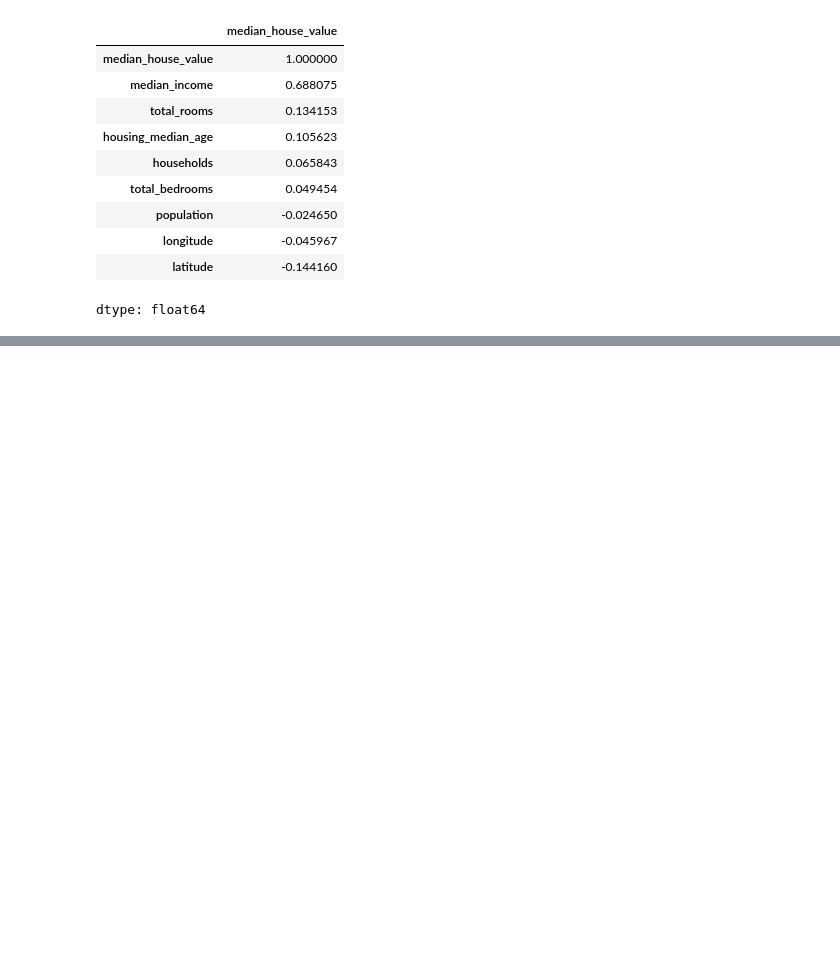
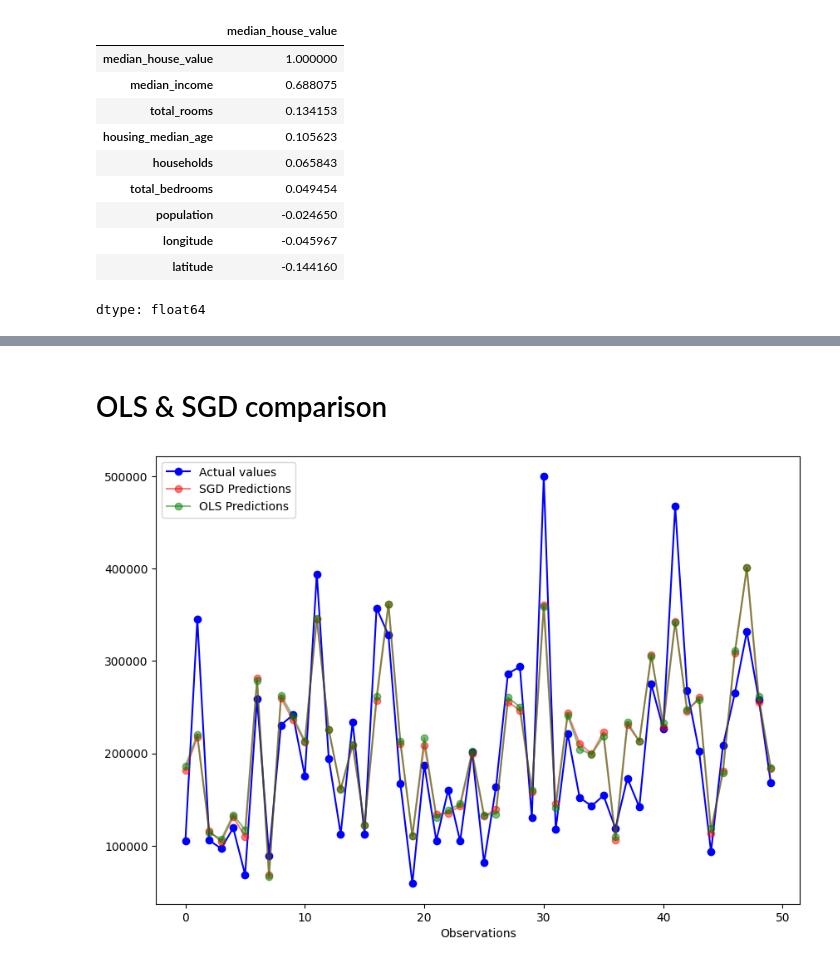
Before and after one commit to Siuuuuuu0/ML-DL, a Jupyter notebook: CaliforniaHousingPrices.ipynb, the cells around one changed output, grey strips where cells are left out. Cells and saved outputs as stored; diff of their text form; code cells hidden in the pictures; blank space fills up the shorter version.

```diff
--- a/CaliforniaHousingPrices.ipynb
+++ b/CaliforniaHousingPrices.ipynb
@@ -140,0 +250,13 @@ df
+# %% [markdown]
+# OLS & SGD comparison
+# %%
+plt.figure(figsize=(10, 7))
+
+plt.plot("index", "Actual values", label='Actual values', color='blue', marker='o', data=performance_df_sgd_scaled[:50])
+plt.plot("index", "Predictions with 10 Epochs", label='SGD Predictions', color='red', marker='o', data=performance_df_sgd_scaled[:50], alpha=0.5)
+plt.plot("index", "Predictions", label='OLS Predictions', color='green', marker='o', data=performance_df[:50], alpha=0.5)
+plt.xlabel("Observations")
+plt.legend()
+plt.show()
+# %% [output]
+[figure, added]
```
Also changed, not shown: parts of 22 cells of this notebook.
